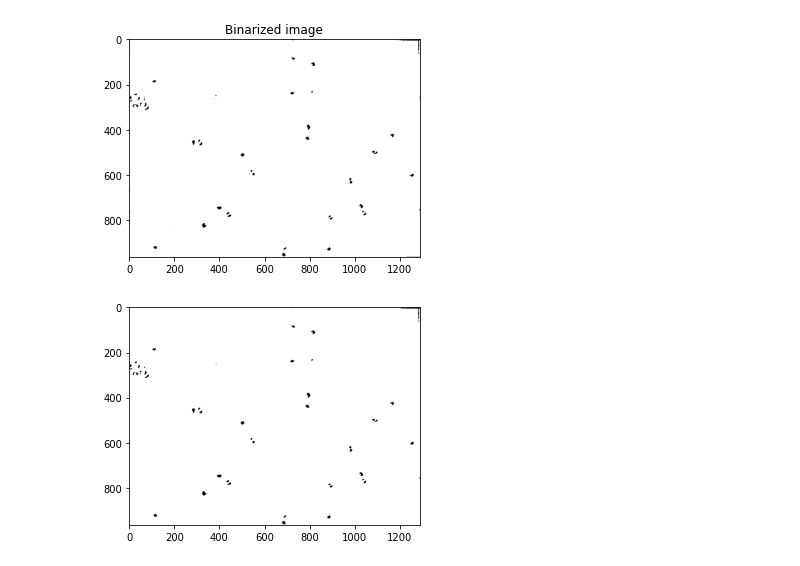
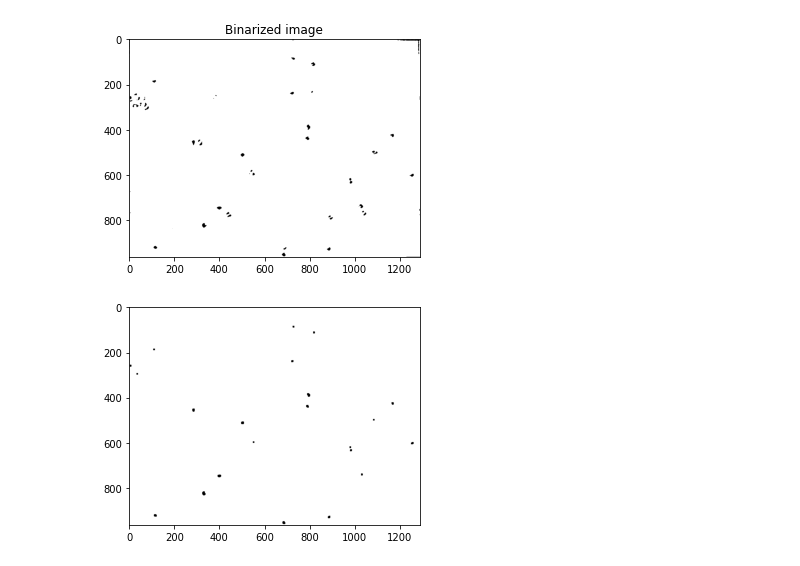
Before and after one commit to Henry-Medeiros/programming-challenge-3-linquan17, a Jupyter notebook: Programming_Challenge_3.ipynb, the cells around one changed output. Saved outputs shown, nothing was run; the diff lists cells and outputs as text; code cells hidden in the pictures.

```diff
--- a/Programming_Challenge_3.ipynb
+++ b/Programming_Challenge_3.ipynb
@@ -84,16 +85,16 @@ plt.show()
 # %%
 # Locate and plot the organisms present in the image
 # Hint 3: You will need to apply a morphological filter to your binarized image
 # to remove spurious pixels left over by the binarization step
 # morphological filter to close the objects
-se = np.ones((3, 3), np.uint8)
-
+se = np.ones((7, 7), np.uint8)
+#closing
 img_close = cv2.morphologyEx(thresh_img, cv2.MORPH_CLOSE, se)
 
 plt.imshow(255*img_close,'gray')
 plt.show()
 # %% [output]
-[figure, old version]
+[figure, new version]
 # %%
 # Count the the number of organisms present in the image and compute their
 # average area in pixels
```
Also changed, not shown: parts of 1 cell of this notebook.
